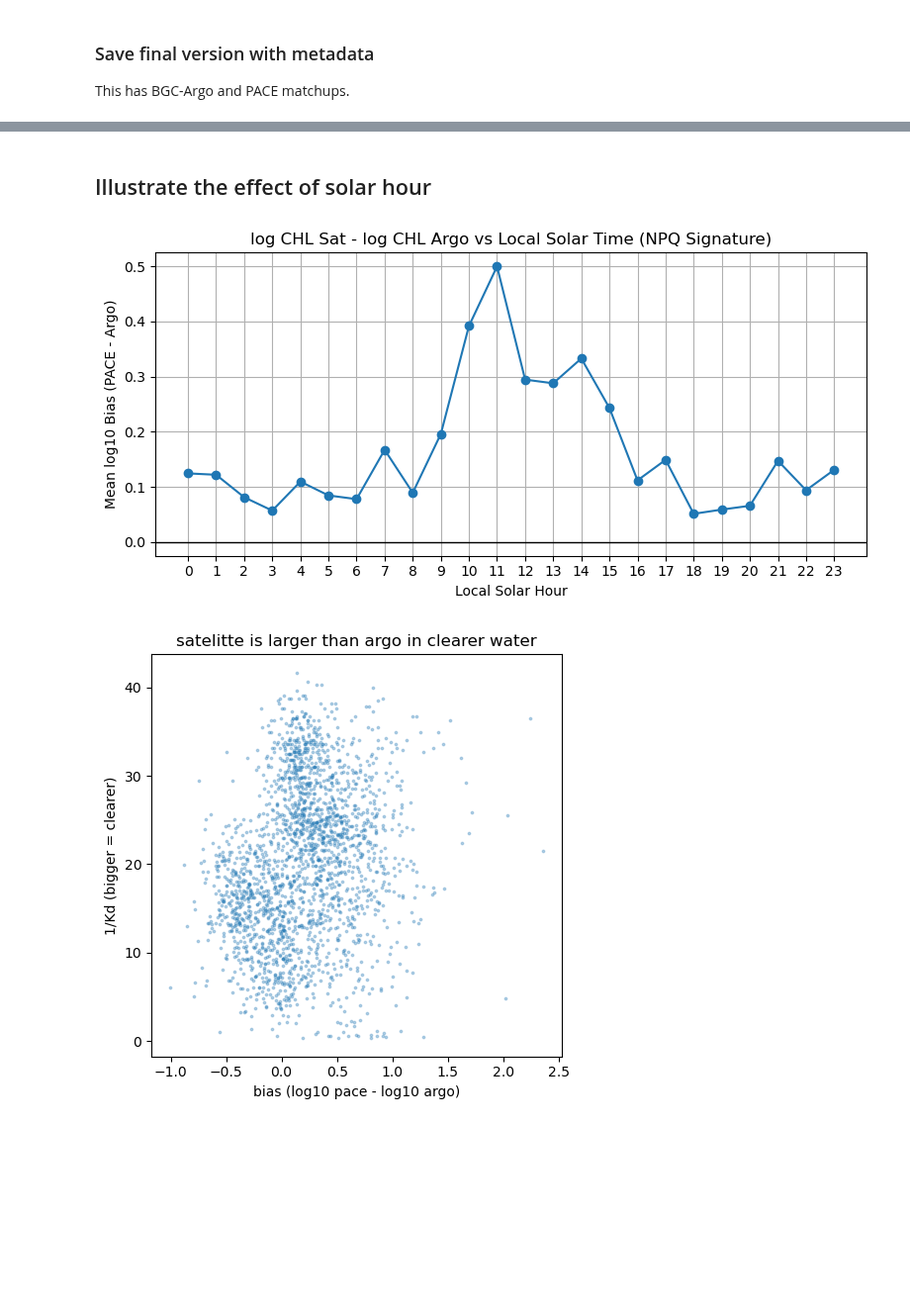
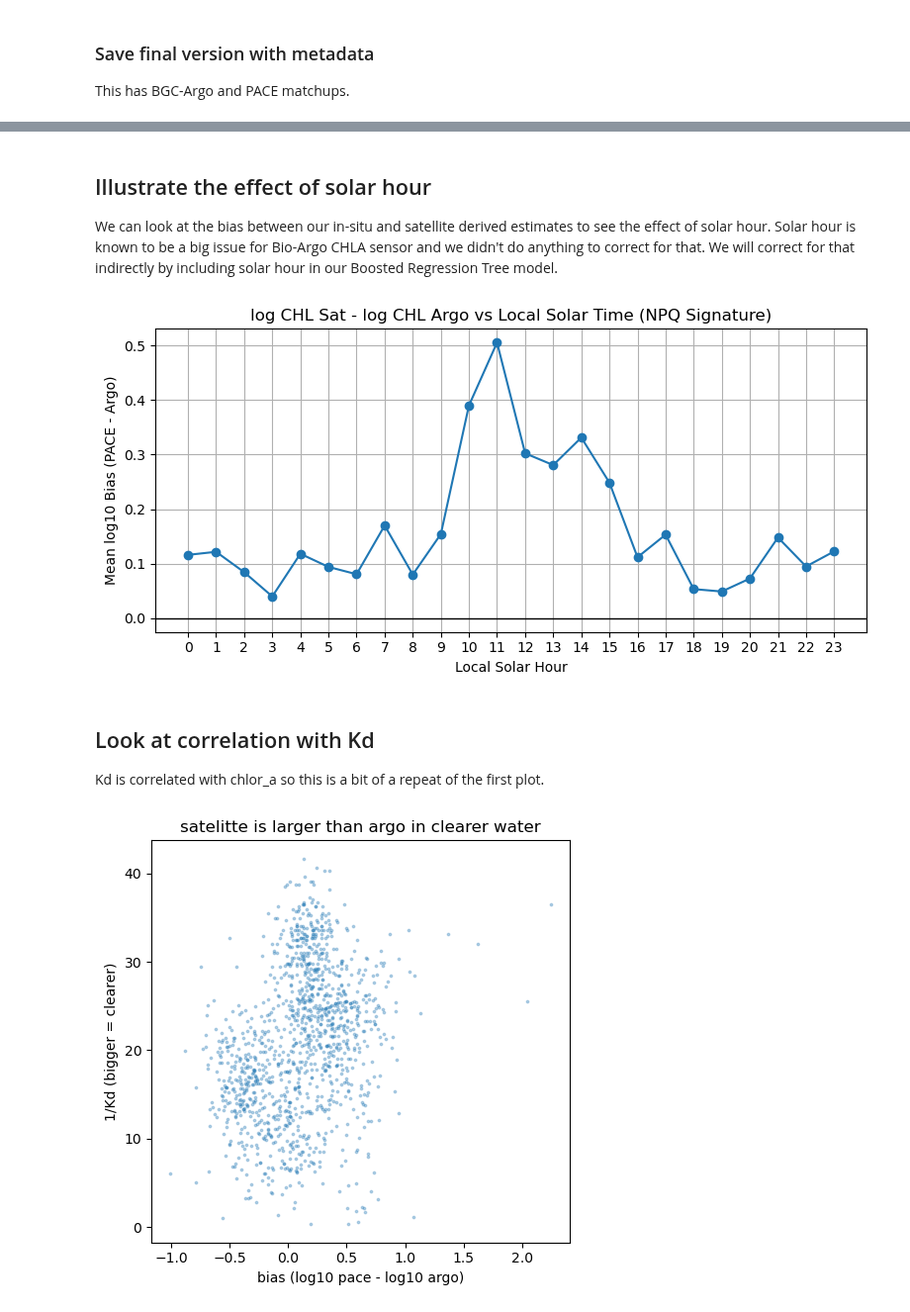
Before and after one commit to fish-pace/2025-tutorials, a Jupyter notebook: argo-matchups.ipynb, the cells around one changed output, grey strips where cells are left out. Shown at 99% size. Cells and saved outputs as stored; diff of their text form; code cells hidden in the pictures; blank space fills up the shorter version.

```diff
--- a/argo-matchups.ipynb
+++ b/argo-matchups.ipynb
@@ -721,5 +1045,7 @@ t.schema.metadata
 # %% [markdown]
 ## Illustrate the effect of solar hour
+
+We can look at the bias between our in-situ and satellite derived estimates to see the effect of solar hour. Solar hour is known to be a big issue for Bio-Argo CHLA sensor and we didn't do anything to correct for that. We will correct for that indirectly by including solar hour in our Boosted Regression Tree model.
 # %%
 import pandas as pd
 import numpy as np
@@ -729,7 +1055,7 @@ import matplotlib.pyplot as plt
 #  CHL bias vs local solar time
 # ============================
 
-df = pd.read_parquet("tutorial_data/CHLA_argo_profile_Rss_chlor_a_Kd.parquet")
+df = pd.read_parquet("tutorial_data/CHLA_argo_profiles_plus_PACE.parquet")
 df = df.dropna(subset=["CHLA_0_10"])
 
 df_bias = df.copy()
@@ -774,36 +1100,46 @@ plt.xticks(range(0, 24))
 plt.tight_layout()
 plt.show()
 # %% [output]
-[figure, old version]
+[figure, new version]
+# %% [markdown]
+## Look at correlation with Kd
+
+Kd is correlated with chlor_a so this is a bit of a repeat of the first plot.
 # %%
-df = pd.read_parquet("tutorial_data/CHLA_argo_profile_Rss_chlor_a_Kd.parquet")
-df = df.dropna(subset=["CHLA_0_10"])
+df = pd.read_parquet("tutorial_data/CHLA_argo_profiles_plus_PACE.parquet")
 
 df_bias = df.copy()
 
 # --- Ensure datetime ---
 df_bias['TIME'] = pd.to_datetime(df_bias['TIME'], utc=True, errors='coerce')
 
 # --- Basic cleaning: drop rows missing key fields ---
 df_bias = df_bias.dropna(subset=['TIME', 'LONGITUDE', 'CHLA_0_10', 'pace_chlor_a'])
 
 # --- Remove non-positive CHL (can't take log10 of these) ---
 df_bias = df_bias[(df_bias['CHLA_0_10'] > 0) & (df_bias['pace_chlor_a'] > 0)]
 
 # --- Compute log10 CHL and bias (PACE - Argo) ---
 eps = 1e-10  # tiny offset for numerical safety, but we already filtered <=0
 df_bias['log_chl_argo'] = np.log10(df_bias['CHLA_0_10'] + eps)
 df_bias['log_chl_sat'] = np.log10(df_bias['pace_chlor_a'] + eps)
 df_bias['bias'] = df_bias['log_chl_sat'] - df_bias['log_chl_argo']
 
+# --- Compute local solar time (approx) ---
+# longitude in degrees east; 15° = 1 hour offset from UTC
+df_bias['solar_hour'] = (df_bias['TIME'].dt.hour + df_bias['LONGITUDE'] / 15.0) % 24
+
+# --- Remove mid day solar hour ---
+df_bias = df_bias[~((df_bias['solar_hour'] > 8) & (df_bias['solar_hour'] < 16))]
+
 # Scatter plot
 plt.figure(figsize=(5, 5))
 plt.scatter(df_bias['bias'], 1/df_bias['pace_Kd_490'], s=3, alpha=0.3)
 
 plt.xlabel("bias (log10 pace - log10 argo)")
 plt.ylabel("1/Kd (bigger = clearer)")
 plt.title("satelitte is larger than argo in clearer water")
 plt.tight_layout()
 plt.show()
 # %% [output]
-[figure, old version]
+[figure, new version]
```
Also changed, not shown: parts of 22 cells of this notebook.
